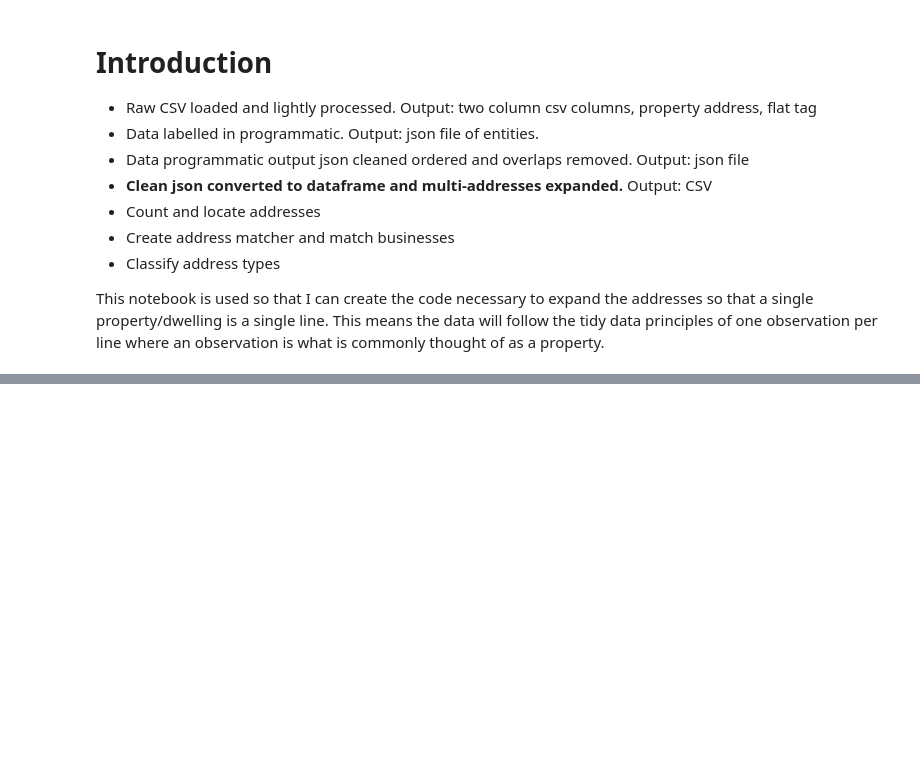
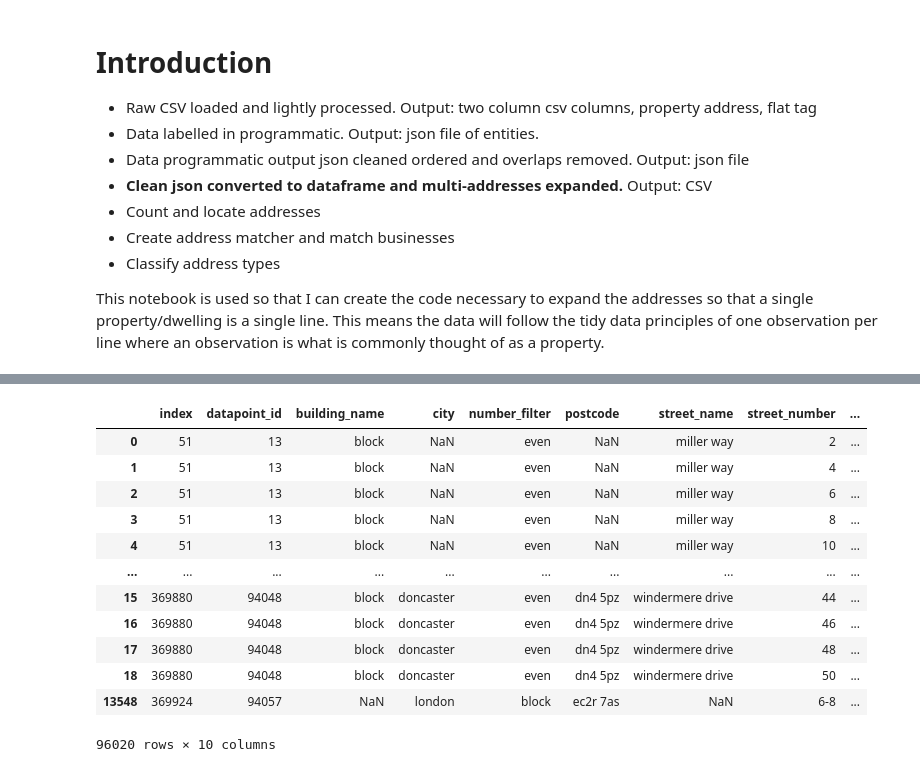
Before and after one commit to JonnoB/enhance_ocod, a Jupyter notebook: expanding tagged addresses.ipynb, the cells around one changed output, grey strips where cells are left out. Saved outputs shown, nothing was run; the diff lists cells and outputs as text; code cells hidden in the pictures; blank space fills up the shorter version.

```diff
--- a/expanding tagged addresses.ipynb
+++ b/expanding tagged addresses.ipynb
@@ -78,0 +378,21 @@ df
+# %%
+#np.where((unit_rows | multi_building_rows))
+
+#df[(multi_unit_rows==False) | (multi_building_rows==False)]
+
+multiaddress_datapoint_id = pd.concat([expanded_unit_id,expanded_street])['datapoint_id'].unique()
+expanded_street
+# %% [output]
+|  | index | datapoint_id | building_name | city | number_filter | postcode | street_name | street_number | ... |
+| 0 | 51 | 13 | block | NaN | even | NaN | miller way | 2 | ... |
+| 1 | 51 | 13 | block | NaN | even | NaN | miller way | 4 | ... |
+| 2 | 51 | 13 | block | NaN | even | NaN | miller way | 6 | ... |
+| 3 | 51 | 13 | block | NaN | even | NaN | miller way | 8 | ... |
+| 4 | 51 | 13 | block | NaN | even | NaN | miller way | 10 | ... |
+| ... | ... | ... | ... | ... | ... | ... | ... | ... | ... |
+| 15 | 369880 | 94048 | block | doncaster | even | dn4 5pz | windermere drive | 44 | ... |
+| 16 | 369880 | 94048 | block | doncaster | even | dn4 5pz | windermere drive | 46 | ... |
+| 17 | 369880 | 94048 | block | doncaster | even | dn4 5pz | windermere drive | 48 | ... |
+| 18 | 369880 | 94048 | block | doncaster | even | dn4 5pz | windermere drive | 50 | ... |
+| 13548 | 369924 | 94057 | NaN | london | block | ec2r 7as | NaN | 6-8 | ... |
+96020 rows × 10 columns
```
Also changed, not shown: parts of 33 cells of this notebook, 2 other files.
